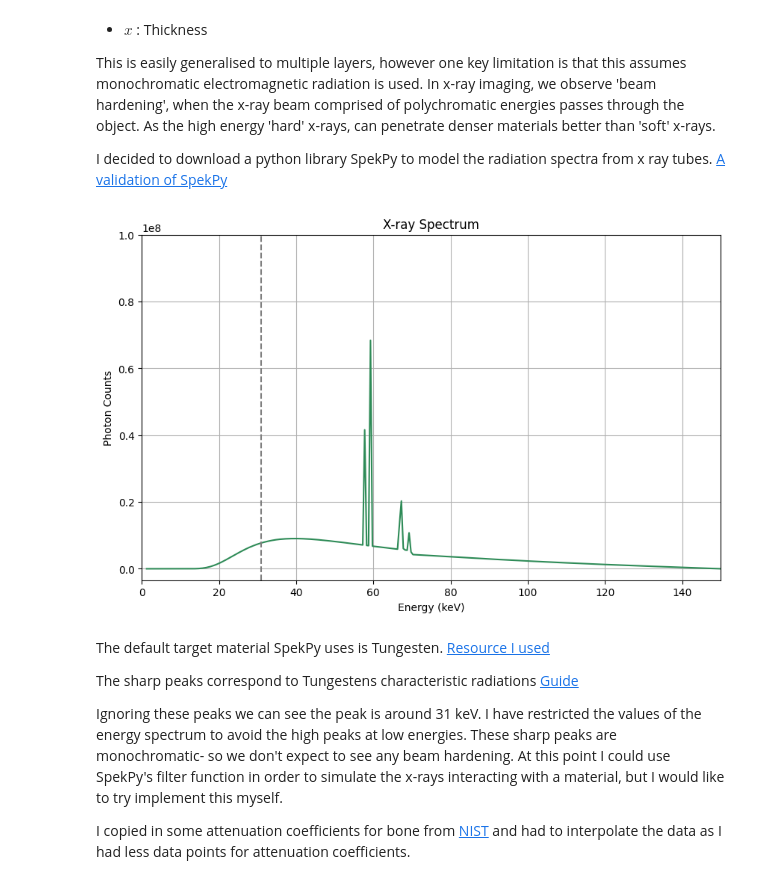
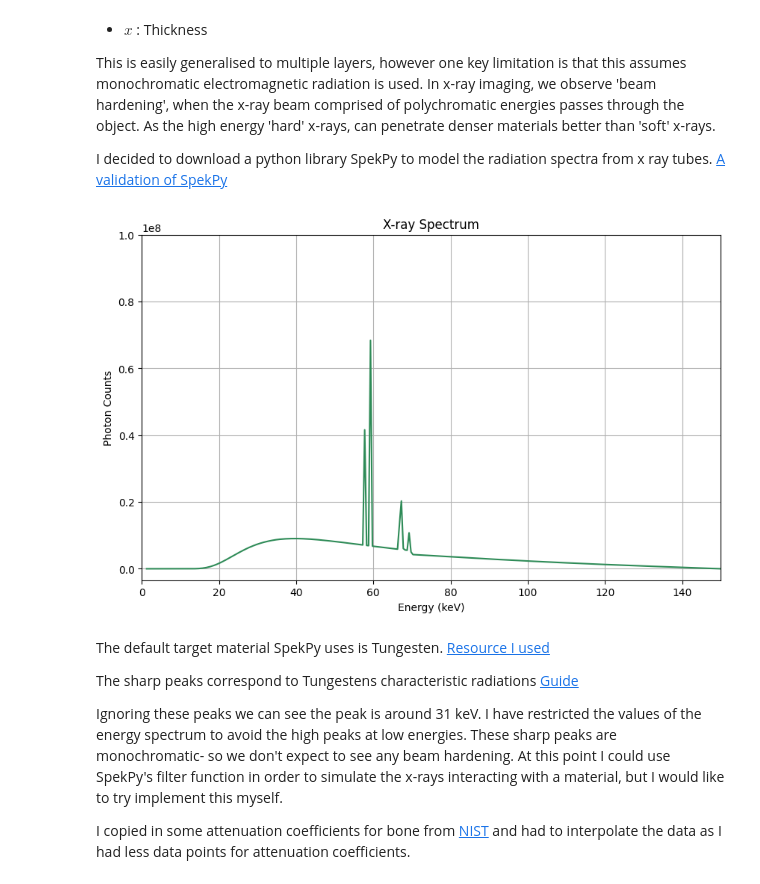
Before and after one commit to ReeceG499/x-ray-attenuation, a Jupyter notebook: code/Experimenting.ipynb, the cells around one changed output. Saved outputs shown, nothing was run; the diff lists cells and outputs as text; code cells hidden in the pictures.

```diff
--- a/code/Experimenting.ipynb
+++ b/code/Experimenting.ipynb
@@ -19,28 +19,27 @@ I decided to download a python library SpekPy to model the radiation spectra fro
 # %%
 import numpy as np
 import matplotlib.pyplot as plt
 import spekpy as sp
 import pandas as pd
 
 s = sp.Spek(kvp=150,th=12) # Generate a spectrum (150 kV, 12 degree tube angle)
 
 s.filter('Al', 2.0)
 
 energies = s.get_k() # get energy bins
 photon_counts = s.get_spk() # get photon counts
 
 plt.figure(figsize=(10, 6))
 plt.plot(energies, photon_counts, linestyle='-', color='seagreen')
 plt.xlim(0, 150)
 plt.ylim(top=1e8)
-plt.axvline(x=31, color='gray', linestyle='--')
 plt.xlabel("Energy (keV)")
 plt.ylabel("Photon Counts")
 plt.title("X-ray Spectrum")
 plt.grid(True)
 plt.show()
 # %% [output]
-[figure, old version]
+[figure, new version]
 # %% [markdown]
 The default target material SpekPy uses is Tungesten. [Resource I used](https://doi.org/10.1002/mp.14945)
 
```
Also changed, not shown: parts of 5 cells of this notebook, 18 other files.
